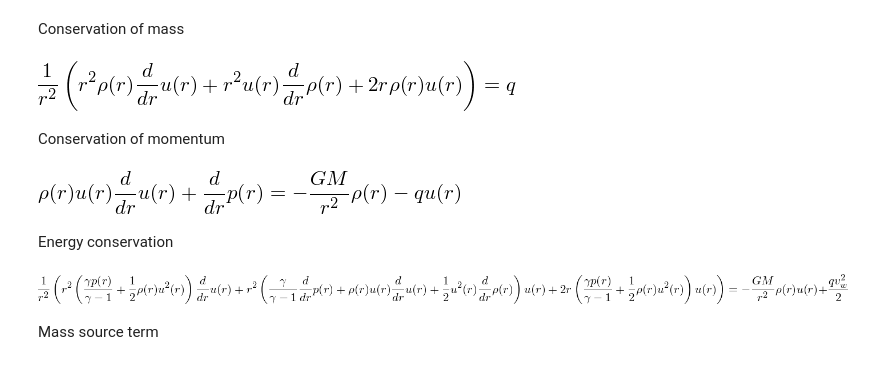
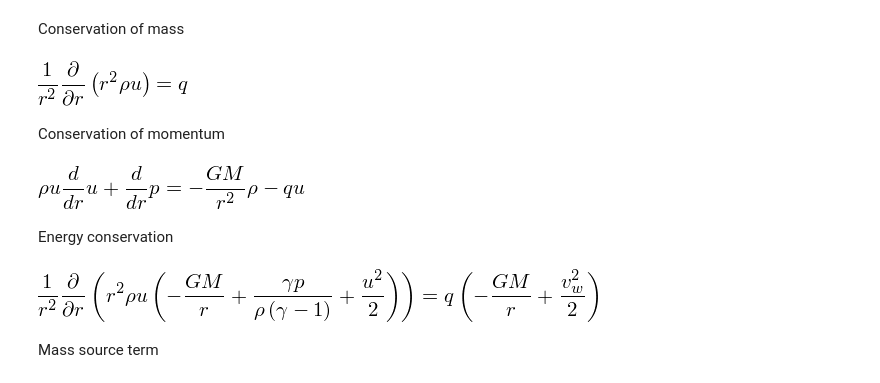
Before and after one commit to bolverk/generalised_bondi, a Jupyter notebook: generalised_bondi_point_mass.ipynb, the cells around one changed output. Cells and saved outputs as stored; diff of their text form; code cells hidden in the pictures.

```diff
--- a/generalised_bondi_point_mass.ipynb
+++ b/generalised_bondi_point_mass.ipynb
@@ -6,35 +6,35 @@ sympy.init_printing()
 # %% [markdown]
 Conservation of mass
 # %%
-r = sympy.Symbol('r')
-rho = sympy.Symbol('rho')
-u = sympy.Symbol('u')
-q = sympy.Symbol('q')
-mass_conservation = sympy.Eq((1/r**2)*(r**2*rho(r)*u(r)).diff(r),q)
+r = sympy.Symbol('r', positive=True)
+rho = sympy.Symbol('rho', positive=True)
+u = sympy.Symbol('u', real=True)
+q = sympy.Symbol('q', positive=True)
+mass_conservation = sympy.Eq(sympy.Derivative(rho*u*r**2,r)/r**2,q)
 mass_conservation
 # %% [output]
-[figure, old version]
+[figure, new version]
 # %% [markdown]
 Conservation of momentum
 # %%
-p = sympy.Symbol('p')
+p = sympy.Symbol('p', positive=True)
 G = sympy.Symbol('G', positive=True)
 M = sympy.Symbol('M', positive=True)
-momentum_conservation = sympy.Eq(rho(r)*u(r)*u(r).diff(r) + p(r).diff(r),
-                                 -rho(r)*G*M/r**2-q*u(r))
+momentum_conservation = sympy.Eq(rho*u*sympy.Derivative(u,r)+sympy.Derivative(p,r),
+                                 -rho*G*M/r**2-q*u)
 momentum_conservation
 # %% [output]
-[figure, old version]
+[figure, new version]
 # %% [markdown]
 Energy conservation
 # %%
-gamma = sympy.Symbol('gamma')
+gamma = sympy.Symbol('gamma', positive=True)
 v_w = sympy.Symbol('v_w', positive=True)
-energy_conservation = sympy.Eq((1/r**2)*(r**2*u(r)*(rho(r)*u(r)**2/2+gamma*p(r)/(gamma-1))).diff(r),
-         -G*M*u(r)*rho(r)/r**2+v_w**2*q/2)
+energy_conservation = sympy.Eq(sympy.Derivative(r**2*u*rho*(gamma*p/(gamma-1)/rho+u**2/2-G*M/r),r)/r**2,
+                               q*(v_w**2/2-G*M/r))
 energy_conservation
 # %% [output]
-[figure, old version]
+[figure, new version]
 # %% [markdown]
 Mass source term
 # %%
```
Also changed, not shown: parts of 58 cells of this notebook.
